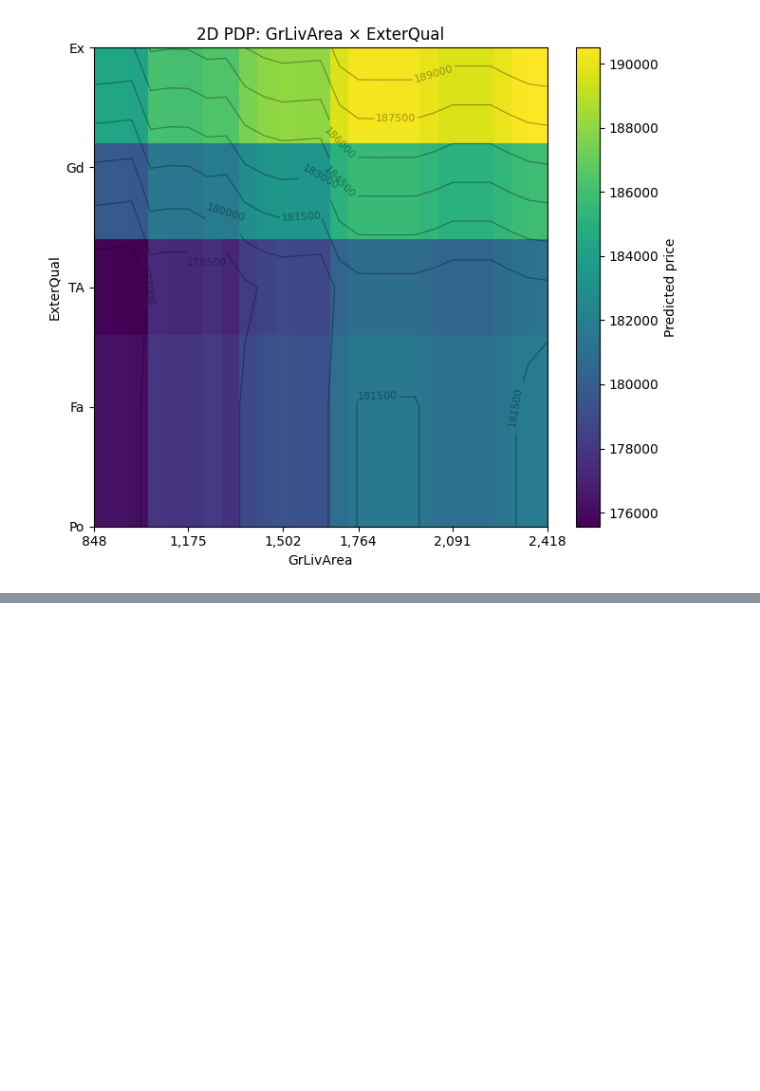
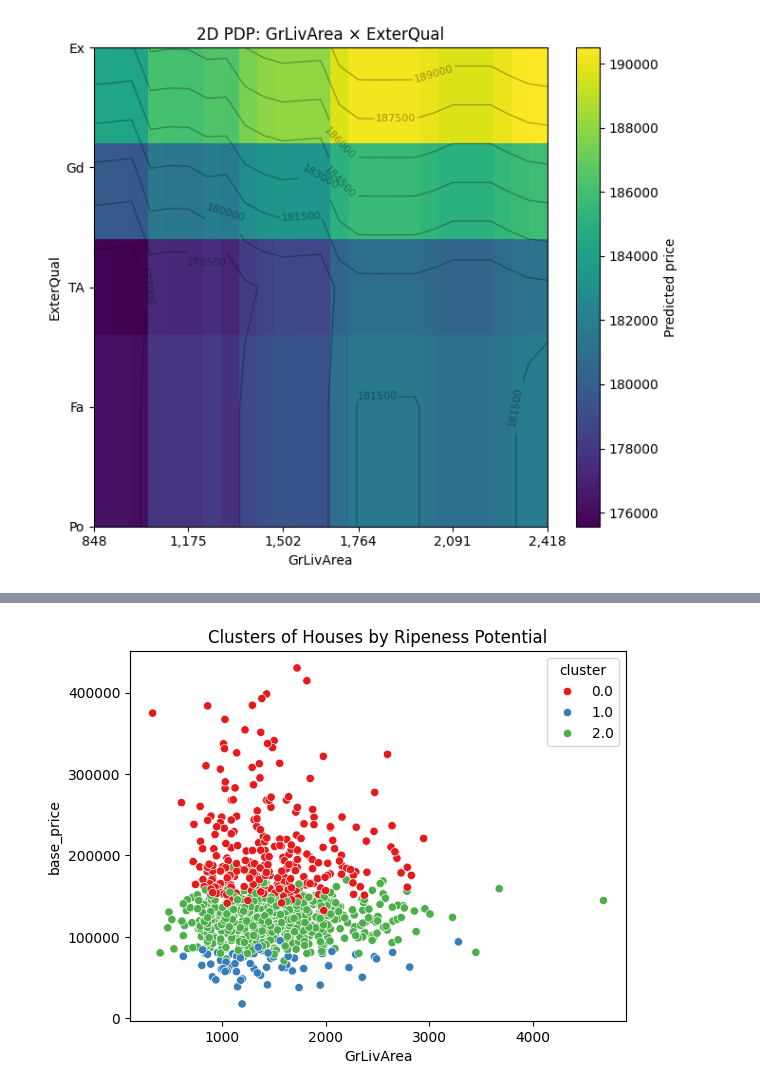
Before and after one commit to asilbert/MLProject, a Jupyter notebook: MLProject_V2.ipynb, the cells around one changed output, grey strips where cells are left out. Drawn from its saved outputs; the diff is of its cells as text; code cells hidden in the pictures; blank space fills up the shorter version.

```diff
--- a/MLProject_V2.ipynb
+++ b/MLProject_V2.ipynb
@@ -3242,0 +4128,13 @@ plot_opportunity_heatmaps(
+# %%
+thr = data_ripeness.loc[mask, "sum_topk_gain_pct"].quantile(0.75)
+data_ripeness["ripe_flag"] = (data_ripeness["sum_topk_gain_pct"] >= thr).astype(int)
+# %%
+sns.scatterplot(
+    data=data_ripeness.loc[mask],
+    x="GrLivArea", y="base_price", hue="cluster", palette="Set1"
+)
+plt.title("Clusters of Houses by Ripeness Potential")
+
+plt.show()
+# %% [output]
+[figure, added]
```
Also changed, not shown: parts of 23 cells of this notebook, 4 other files.
